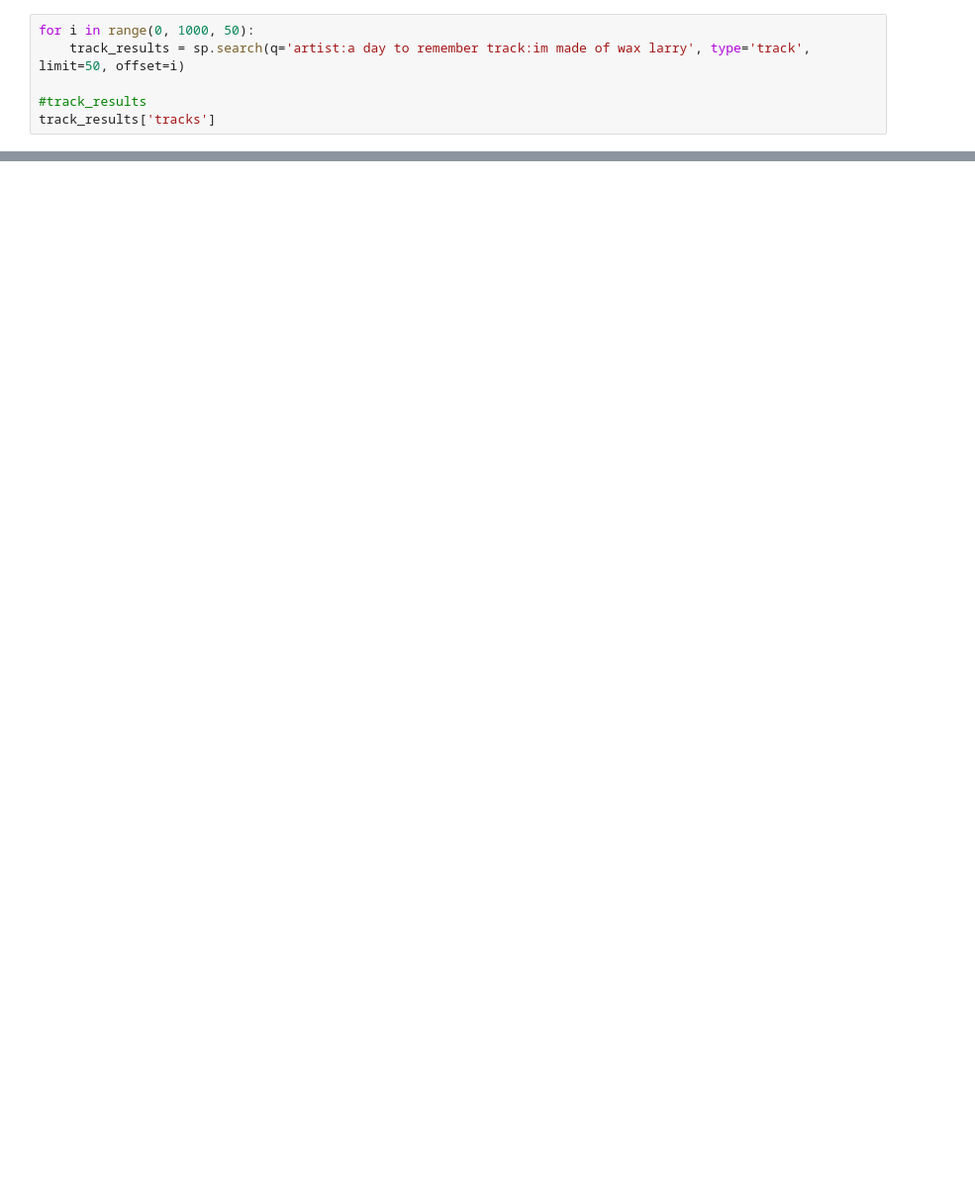
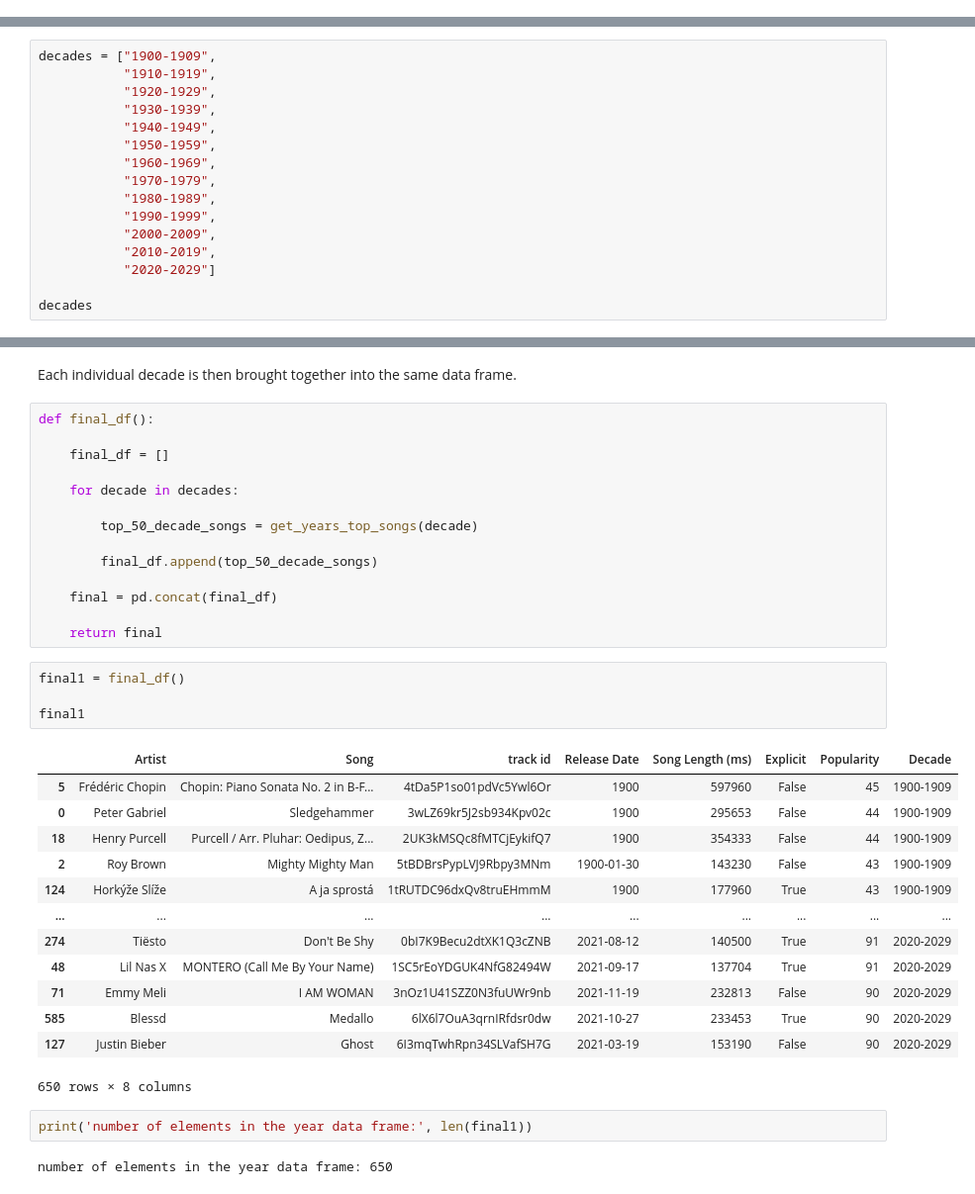
Before and after one commit to freddielloyd/SDPA_Coursework, a Jupyter notebook: Part 3 - Data Analytics/Part_3_Data_Analytics.ipynb, the cells around one changed output, grey strips where cells are left out. Shown at 99% size. Drawn from its saved outputs; the diff is of its cells as text; blank space fills up the shorter version.

```diff
--- a/Part 3 - Data Analytics/Part_3_Data_Analytics.ipynb
+++ b/Part 3 - Data Analytics/Part_3_Data_Analytics.ipynb
@@ -99,6 +0,0 @@ track_dataframe
-# %%
-for i in range(0, 1000, 50):
-    track_results = sp.search(q='artist:a day to remember track:im made of wax larry', type='track', limit=50, offset=i)
-
-#track_results
-track_results['tracks']
@@ -259,0 +107,16 @@ df
+# %%
+decades = ["1900-1909",
+           "1910-1919",
+           "1920-1929",
+           "1930-1939",
+           "1940-1949",
+           "1950-1959",
+           "1960-1969",
+           "1970-1979",
+           "1980-1989",
+           "1990-1999",
+           "2000-2009",
+           "2010-2019",
+           "2020-2029"]
+
+decades
@@ -259,0 +137,38 @@ df
+# %% [markdown]
+Each individual decade is then brought together into the same data frame.
+# %%
+def final_df():
+
+    final_df = []
+
+    for decade in decades:
+
+        top_50_decade_songs = get_years_top_songs(decade)
+
+        final_df.append(top_50_decade_songs)
+
+    final = pd.concat(final_df)
+
+    return final
+# %%
+final1 = final_df()
+
+final1
+# %% [output]
+|  | Artist | Song | track id | Release Date | Song Length (ms) | Explicit | Popularity | Decade |
+| 5 | Frédéric Chopin | Chopin: Piano Sonata No. 2 in B-F... | 4tDa5P1so01pdVc5Ywl6Or | 1900 | 597960 | False | 45 | 1900-1909 |
+| 0 | Peter Gabriel | Sledgehammer | 3wLZ69kr5J2sb934Kpv02c | 1900 | 295653 | False | 44 | 1900-1909 |
+| 18 | Henry Purcell | Purcell / Arr. Pluhar: Oedipus, Z... | 2UK3kMSQc8fMTCjEykifQ7 | 1900 | 354333 | False | 44 | 1900-1909 |
+| 2 | Roy Brown | Mighty Mighty Man | 5tBDBrsPypLVJ9Rbpy3MNm | 1900-01-30 | 143230 | False | 43 | 1900-1909 |
+| 124 | Horkýže Slíže | A ja sprostá | 1tRUTDC96dxQv8truEHmmM | 1900 | 177960 | True | 43 | 1900-1909 |
+| ... | ... | ... | ... | ... | ... | ... | ... | ... |
+| 274 | Tiësto | Don't Be Shy | 0bI7K9Becu2dtXK1Q3cZNB | 2021-08-12 | 140500 | True | 91 | 2020-2029 |
+| 48 | Lil Nas X | MONTERO (Call Me By Your Name) | 1SC5rEoYDGUK4NfG82494W | 2021-09-17 | 137704 | True | 91 | 2020-2029 |
+| 71 | Emmy Meli | I AM WOMAN | 3nOz1U41SZZ0N3fuUWr9nb | 2021-11-19 | 232813 | False | 90 | 2020-2029 |
+| 585 | Blessd | Medallo | 6lX6l7OuA3qrnIRfdsr0dw | 2021-10-27 | 233453 | True | 90 | 2020-2029 |
+| 127 | Justin Bieber | Ghost | 6I3mqTwhRpn34SLVafSH7G | 2021-03-19 | 153190 | False | 90 | 2020-2029 |
+650 rows × 8 columns
+# %%
+print('number of elements in the year data frame:', len(final1))
+# %% [output]
+number of elements in the year data frame: 650
```
Also changed, not shown: parts of 50 cells of this notebook.
